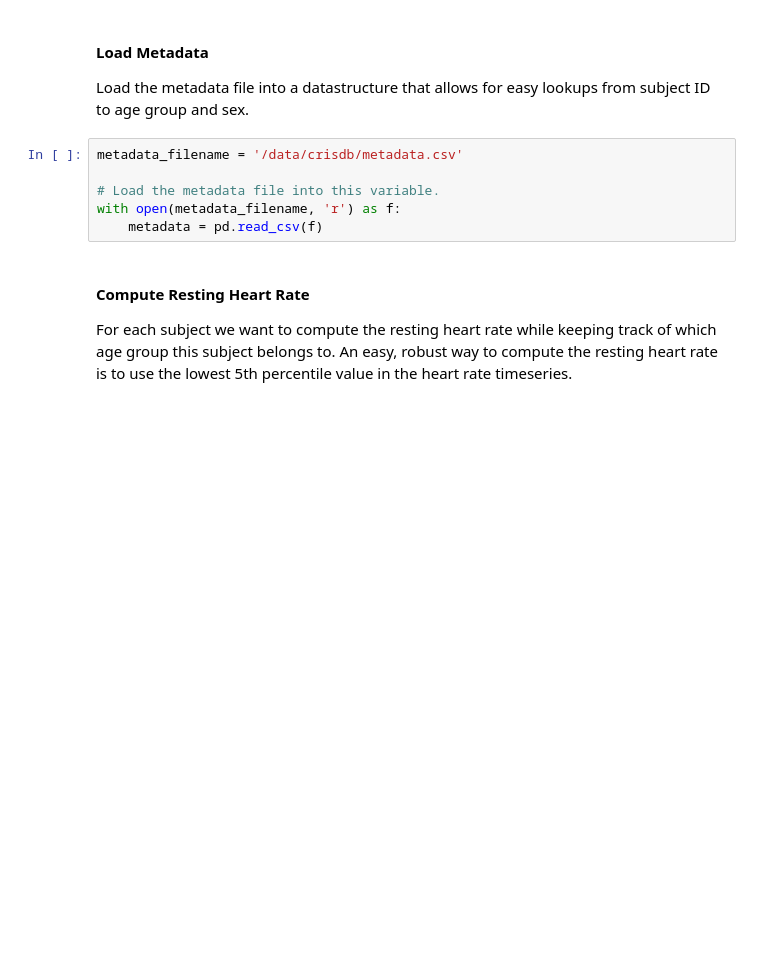
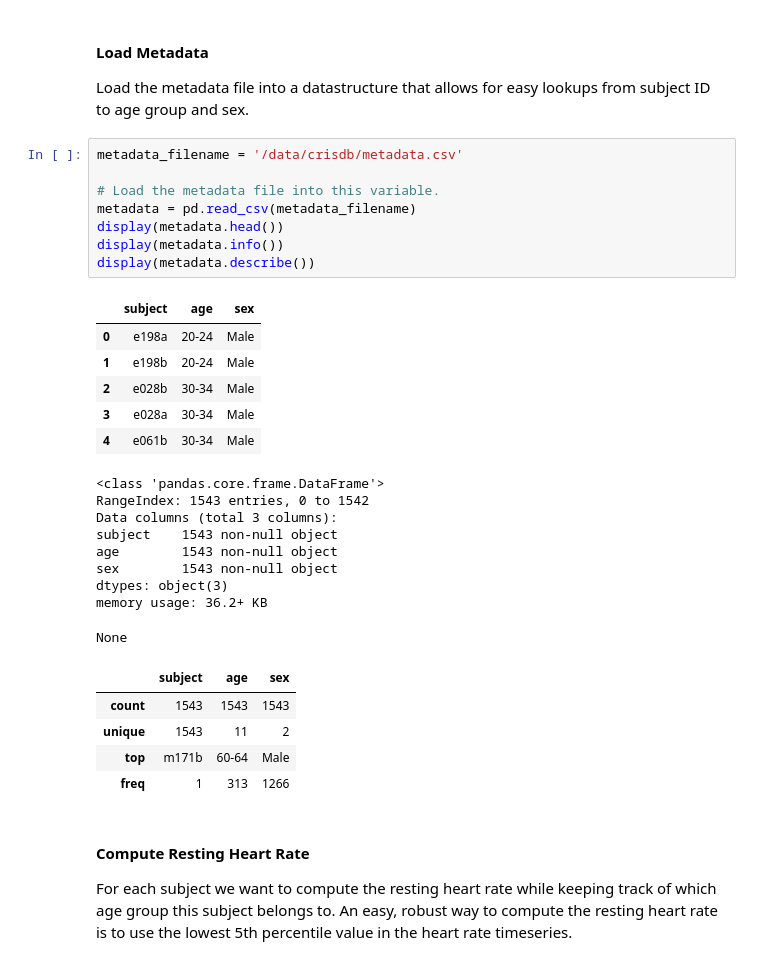
Before and after one commit to hanumanraje/Motion-Compensated-Pulse-Rate-Estimation_wearable-device-data, a Jupyter notebook: part_2/clinical_app_starter.ipynb, the cells around one changed output. Drawn from its saved outputs; the diff is of its cells as text; blank space fills up the shorter version.

```diff
--- a/part_2/clinical_app_starter.ipynb
+++ b/part_2/clinical_app_starter.ipynb
@@ -59,9 +89,32 @@ Load the metadata file into a datastructure that allows for easy lookups from su
 # %%
 metadata_filename = '/data/crisdb/metadata.csv'
 
 # Load the metadata file into this variable.
-with open(metadata_filename, 'r') as f:
-    metadata = pd.read_csv(f)
+metadata = pd.read_csv(metadata_filename)
+display(metadata.head())
+display(metadata.info())
+display(metadata.describe())
+# %% [output]
+|  | subject | age | sex |
+| 0 | e198a | 20-24 | Male |
+| 1 | e198b | 20-24 | Male |
+| 2 | e028b | 30-34 | Male |
+| 3 | e028a | 30-34 | Male |
+| 4 | e061b | 30-34 | Male |
+<class 'pandas.core.frame.DataFrame'>
+RangeIndex: 1543 entries, 0 to 1542
+Data columns (total 3 columns):
+subject    1543 non-null object
+age        1543 non-null object
+sex        1543 non-null object
+dtypes: object(3)
+memory usage: 36.2+ KB
+None
+|  | subject | age | sex |
+| count | 1543 | 1543 | 1543 |
+| unique | 1543 | 11 | 2 |
+| top | m171b | 60-64 | Male |
+| freq | 1 | 313 | 1266 |
 # %% [markdown]
 #### Compute Resting Heart Rate
 For each subject we want to compute the resting heart rate while keeping track of which age group this subject belongs to. An easy, robust way to compute the resting heart rate is to use the lowest 5th percentile value in the heart rate timeseries.
```
Also changed, not shown: parts of 9 cells of this notebook.
